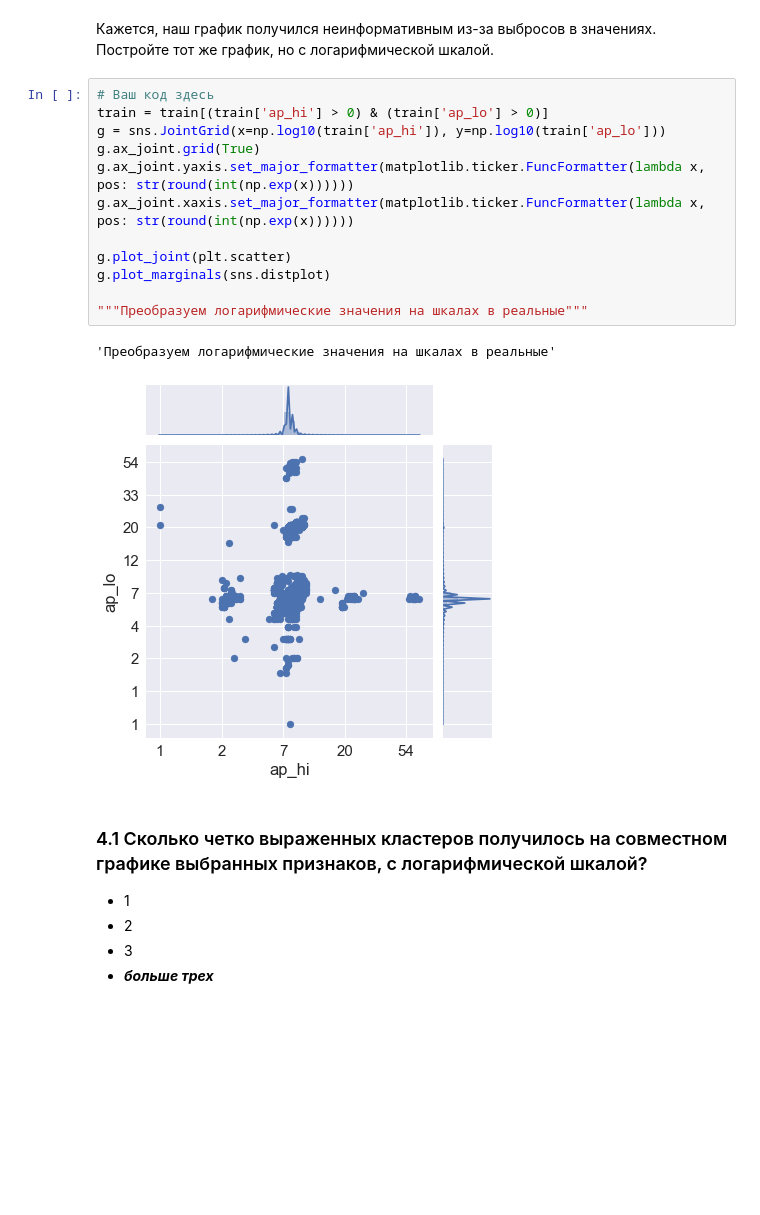
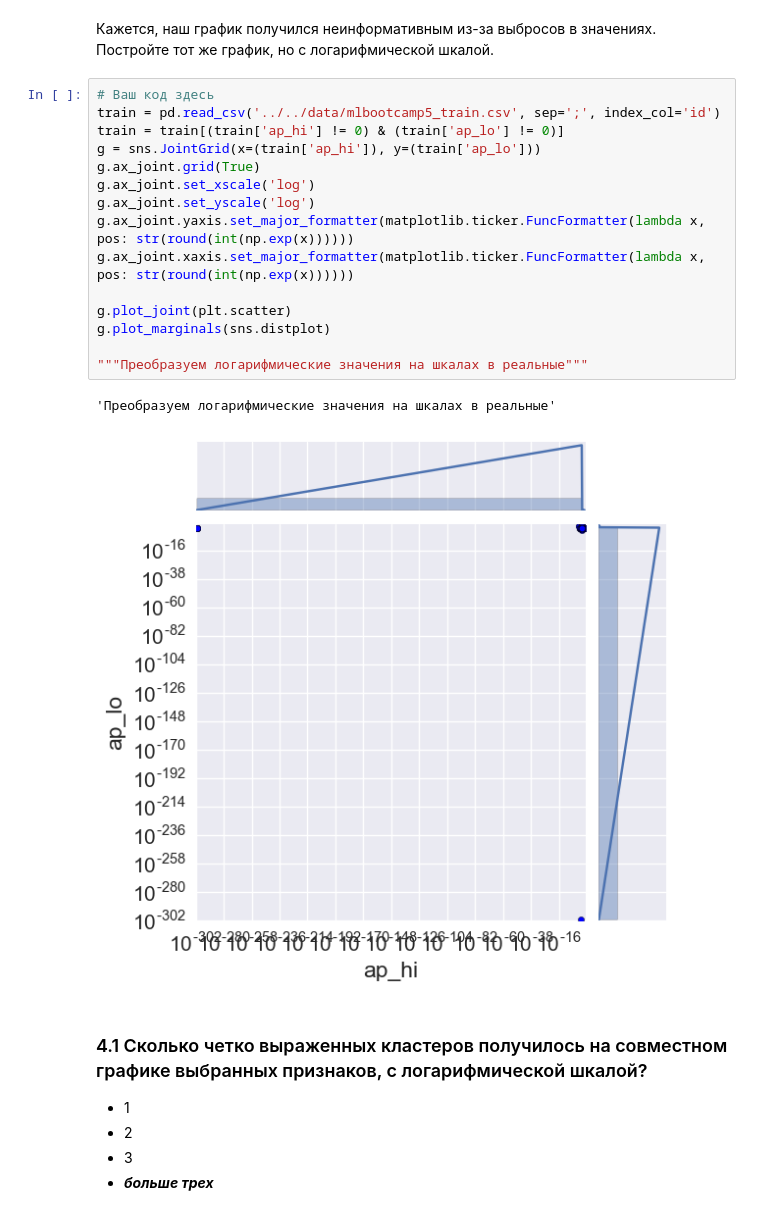
Before and after one commit to tarnenok/mlcourse_open, a Jupyter notebook: jupyter_notebooks/topic02_visual_analysis/hw2_session2_visual_analysis_basics.ipynb, the cells around one changed output. Drawn from its saved outputs; the diff is of its cells as text; blank space fills up the shorter version.

```diff
--- a/jupyter_notebooks/topic02_visual_analysis/hw2_session2_visual_analysis_basics.ipynb
+++ b/jupyter_notebooks/topic02_visual_analysis/hw2_session2_visual_analysis_basics.ipynb
@@ -263,19 +263,22 @@ sns.jointplot('ap_hi', 'ap_lo', train)
 Кажется, наш график получился неинформативным из-за выбросов в значениях. Постройте тот же график, но с логарифмической шкалой.
 # %%
 # Ваш код здесь
-train = train[(train['ap_hi'] > 0) & (train['ap_lo'] > 0)]
-g = sns.JointGrid(x=np.log10(train['ap_hi']), y=np.log10(train['ap_lo']))
+train = pd.read_csv('../../data/mlbootcamp5_train.csv', sep=';', index_col='id')
+train = train[(train['ap_hi'] != 0) & (train['ap_lo'] != 0)]
+g = sns.JointGrid(x=(train['ap_hi']), y=(train['ap_lo']))
 g.ax_joint.grid(True)
+g.ax_joint.set_xscale('log')
+g.ax_joint.set_yscale('log')
 g.ax_joint.yaxis.set_major_formatter(matplotlib.ticker.FuncFormatter(lambda x, pos: str(round(int(np.exp(x))))))
 g.ax_joint.xaxis.set_major_formatter(matplotlib.ticker.FuncFormatter(lambda x, pos: str(round(int(np.exp(x))))))
 
 g.plot_joint(plt.scatter)
 g.plot_marginals(sns.distplot)
 
 """Преобразуем логарифмические значения на шкалах в реальные"""
 # %% [output]
 'Преобразуем логарифмические значения на шкалах в реальные'
-[figure, old version]
+[figure, new version]
 # %% [markdown]
 ### 4.1 Сколько четко выраженных кластеров получилось на  совместном графике выбранных признаков, с логарифмической шкалой?
 
```
Also changed, not shown: parts of 7 cells of this notebook, 1 other file.
